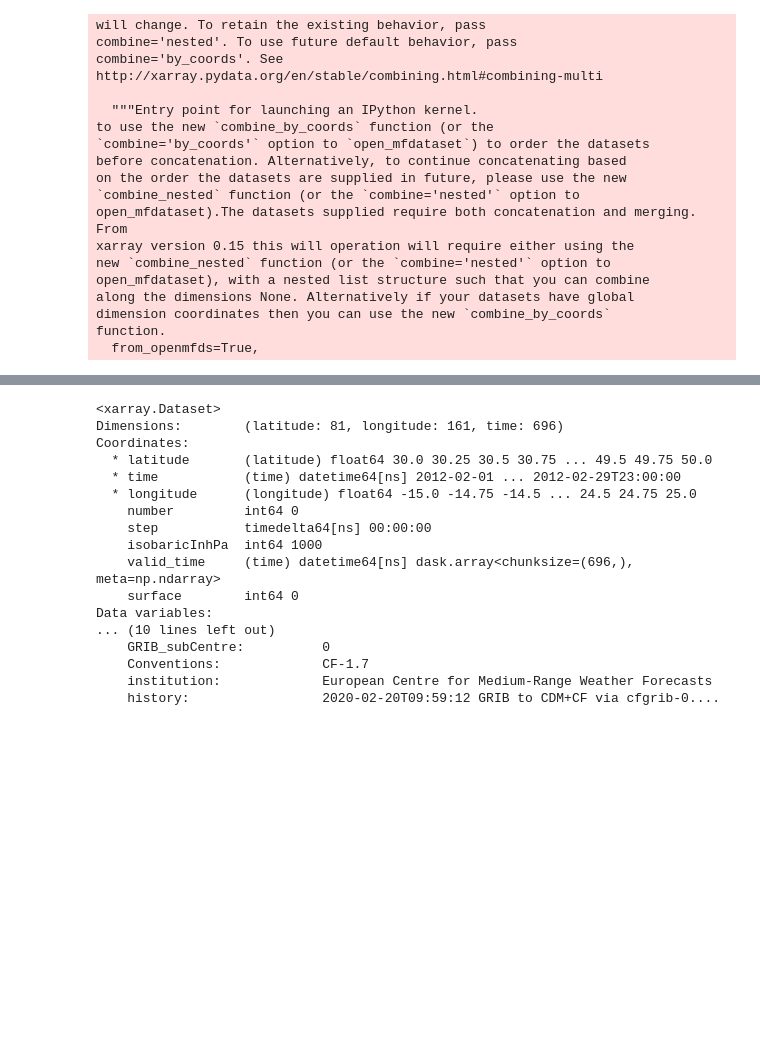
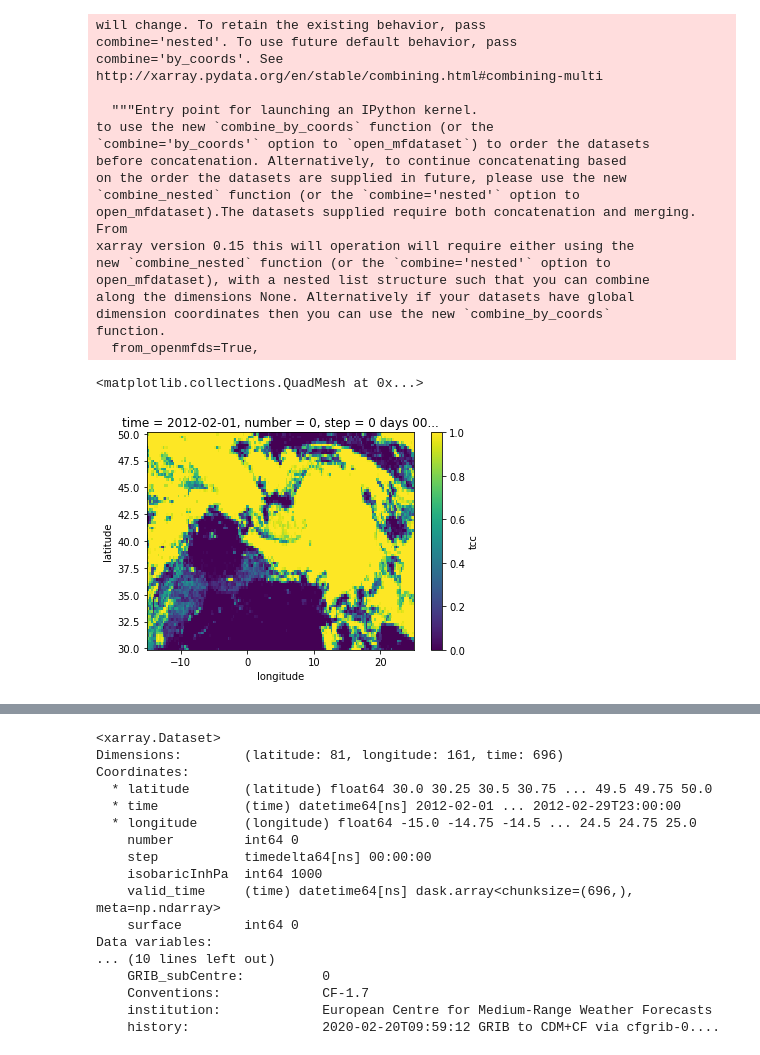
Before and after one commit to hannasv/ms, a Jupyter notebook: notebooks/stats/develop_correlation.ipynb, the cells around one changed output, grey strips where cells are left out. Drawn from its saved outputs; the diff is of its cells as text; code cells hidden in the pictures; blank space fills up the shorter version.

```diff
--- a/notebooks/stats/develop_correlation.ipynb
+++ b/notebooks/stats/develop_correlation.ipynb
@@ -36,3 +36,5 @@ along the dimensions None. Alternatively if your datasets have global
 dimension coordinates then you can use the new `combine_by_coords`
 function.
   from_openmfds=True,
+# %%
+subset = data.isel(time = 0)
@@ -38,0 +43,5 @@ function.
+# %%
+subset['tcc'].plot()
+# %% [output]
+<matplotlib.collections.QuadMesh at 0x...>
+[figure, added]
```
Also changed, not shown: parts of 4 cells of this notebook, 3 other files.
